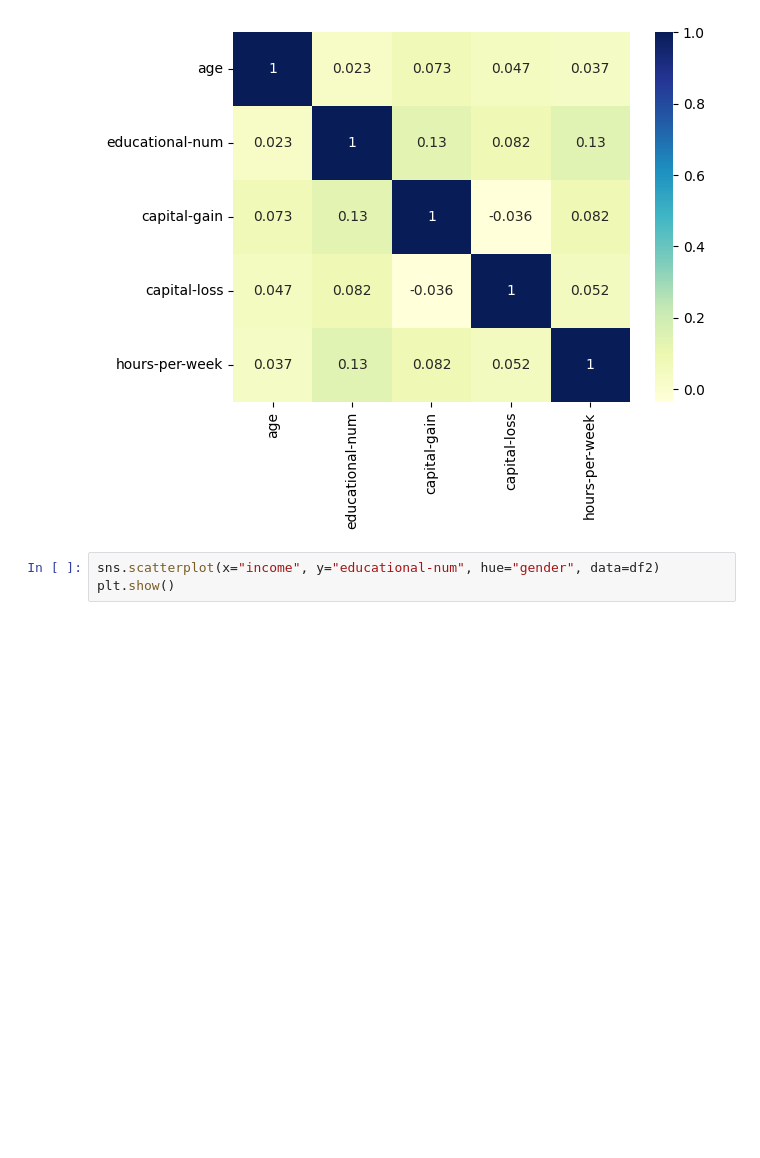
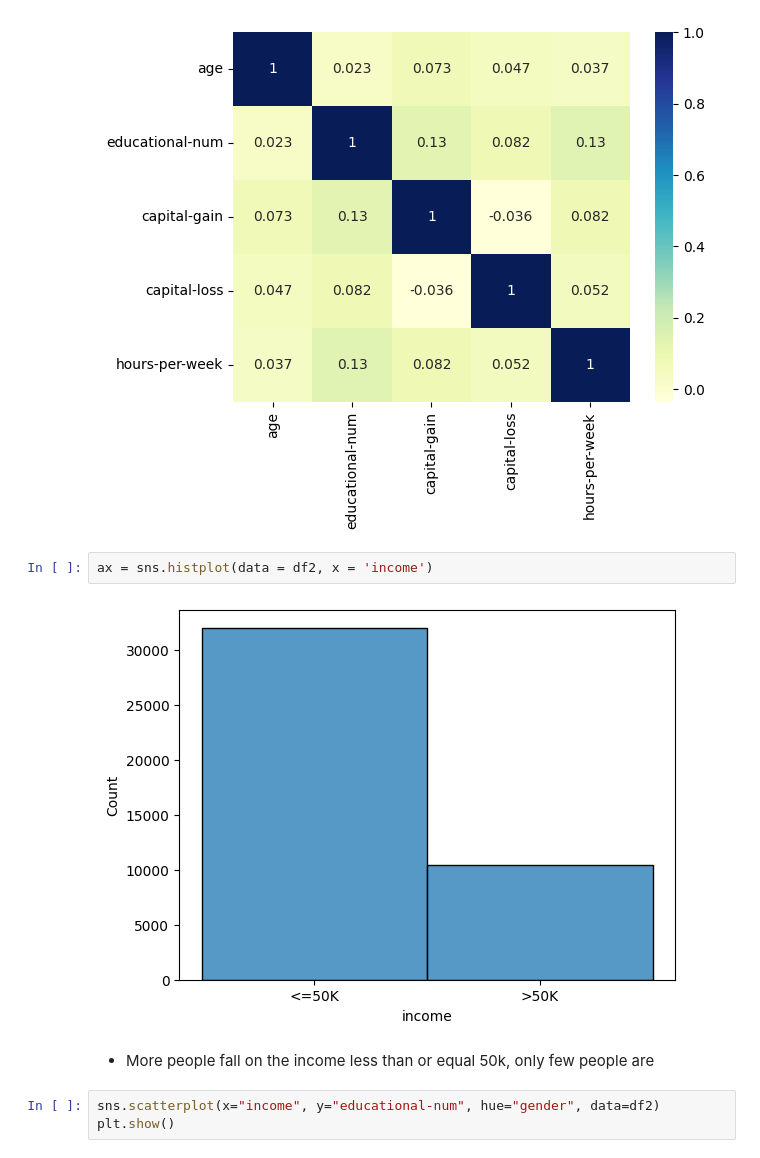
Before and after one commit to davegbade/Project-2-Machine-Learning, a Jupyter notebook: Project_2_.ipynb, the cells around one changed output. Cells and saved outputs as stored; diff of their text form; blank space fills up the shorter version.

```diff
--- a/Project_2_.ipynb
+++ b/Project_2_.ipynb
@@ -264,6 +264,14 @@ sns.heatmap(corr_matrix, cmap="YlGnBu", annot=True)
 plt.show()
 # %% [output]
 [figure]
+# %%
+ax = sns.histplot(data = df2, x = 'income')
+# %% [output]
+[figure, added]
+# %% [markdown]
+
+
+- More people fall on the income less than or equal 50k, only few people are
 # %%
 sns.scatterplot(x="income", y="educational-num", hue="gender", data=df2)
 plt.show()
```
Also changed, not shown: parts of 5 cells of this notebook.
